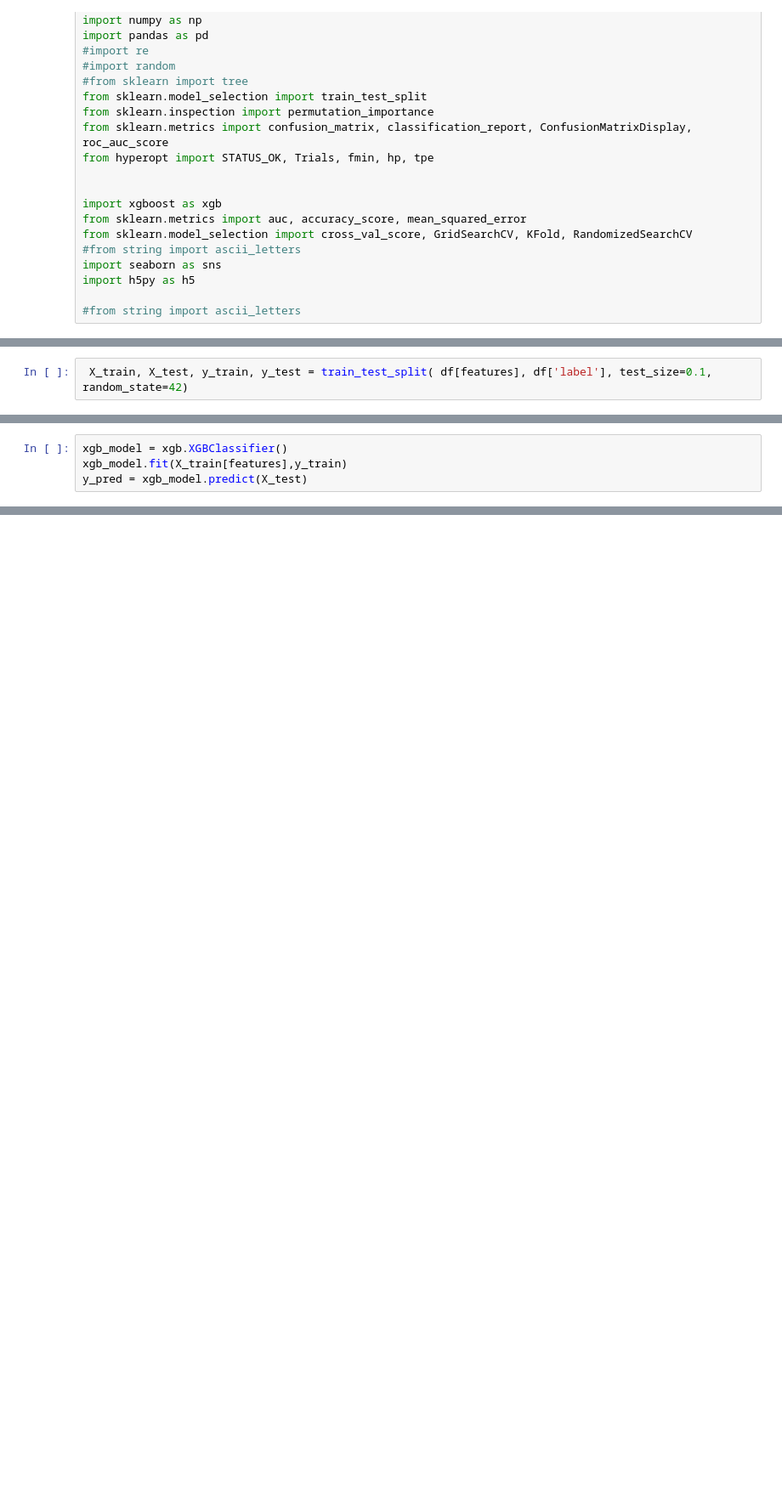
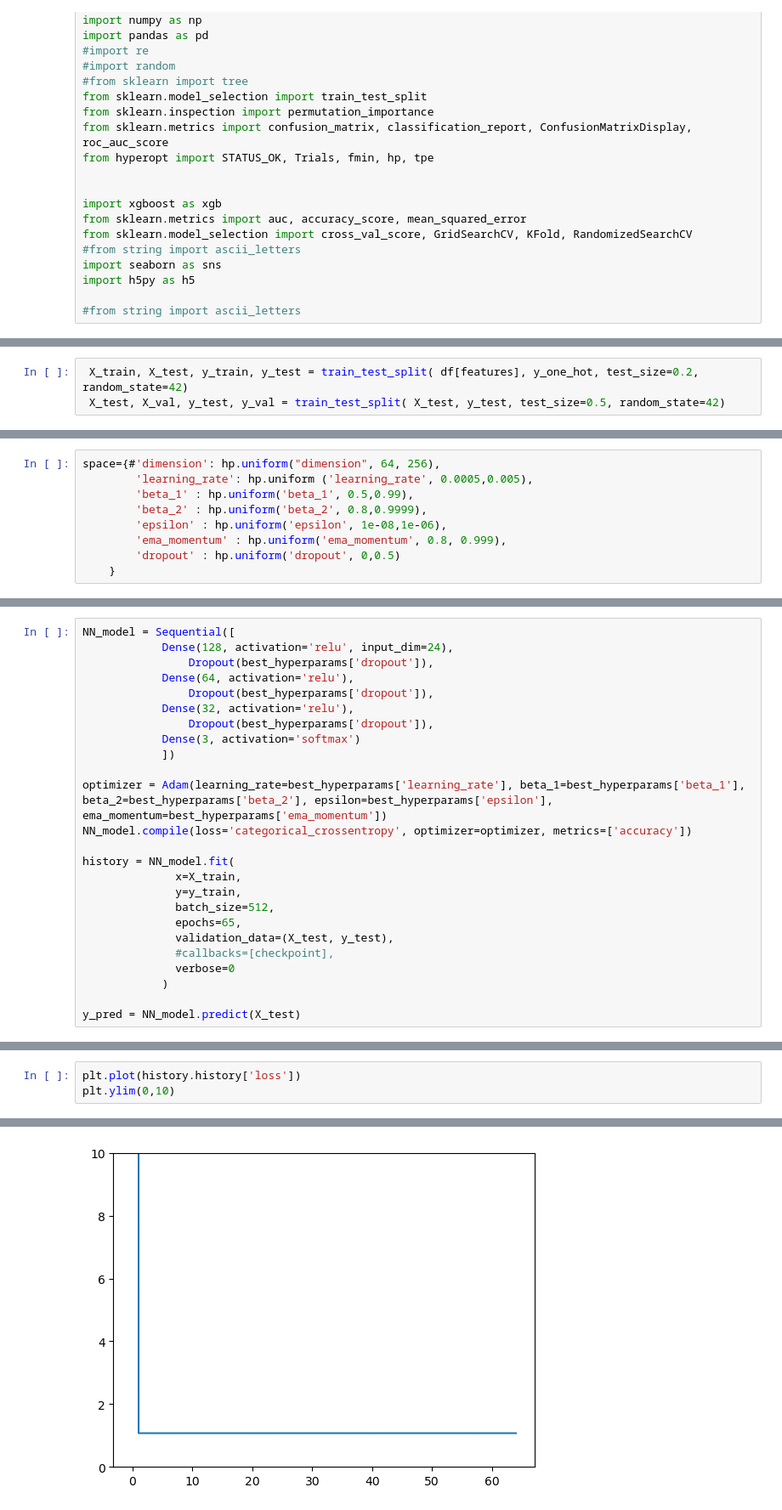
Before and after one commit to NiklasD/ML_Seminar, a Jupyter notebook: notebooks/NN_optimization.ipynb, the cells around one changed output, grey strips where cells are left out. Shown: that part at 85% size. Cells and saved outputs as stored; diff of their text form; blank space fills up the shorter version.

Commit message:
NN_hyperparameter

```diff
--- a/notebooks/NN_optimization.ipynb
+++ b/notebooks/NN_optimization.ipynb
@@ -35,2 +48,3 @@ features = ['lep_pt_2','met_et','lep_pt_1','jet_n','lep_E_1','jet_pt_0','lep_eta
 # %%
- X_train, X_test, y_train, y_test = train_test_split( df[features], df['label'], test_size=0.1, random_state=42)
+ X_train, X_test, y_train, y_test = train_test_split( df[features], y_one_hot, test_size=0.2, random_state=42)
+ X_test, X_val, y_test, y_val = train_test_split( X_test, y_test, test_size=0.5, random_state=42)
@@ -49,2 +51,11 @@ space={'max_depth': hp.quniform("max_depth", 3, 18, 1),
+# %%
+space={#'dimension': hp.uniform("dimension", 64, 256),
+        'learning_rate': hp.uniform ('learning_rate', 0.0005,0.005),
+        'beta_1' : hp.uniform('beta_1', 0.5,0.99),
+        'beta_2' : hp.uniform('beta_2', 0.8,0.9999),
+        'epsilon' : hp.uniform('epsilon', 1e-08,1e-06),
+        'ema_momentum' : hp.uniform('ema_momentum', 0.8, 0.999),
+        'dropout' : hp.uniform('dropout', 0,0.5)
+    }
 # %%
 def objective(space):
@@ -88,4 +115,25 @@ best_hyperparams
-# %%
-xgb_model = xgb.XGBClassifier()
-xgb_model.fit(X_train[features],y_train)
-y_pred = xgb_model.predict(X_test)
+# %%
+NN_model = Sequential([
+            Dense(128, activation='relu', input_dim=24),
+                Dropout(best_hyperparams['dropout']),
+            Dense(64, activation='relu'),
+                Dropout(best_hyperparams['dropout']),
+            Dense(32, activation='relu'),
+                Dropout(best_hyperparams['dropout']),
+            Dense(3, activation='softmax')
+            ])
+
+optimizer = Adam(learning_rate=best_hyperparams['learning_rate'], beta_1=best_hyperparams['beta_1'], beta_2=best_hyperparams['beta_2'], epsilon=best_hyperparams['epsilon'], ema_momentum=best_hyperparams['ema_momentum'])
+NN_model.compile(loss='categorical_crossentropy', optimizer=optimizer, metrics=['accuracy'])
+
+history = NN_model.fit(
+              x=X_train,
+              y=y_train,
+              batch_size=512,
+              epochs=65,
+              validation_data=(X_test, y_test),
+              #callbacks=[checkpoint],
+              verbose=0
+            )
+
+y_pred = NN_model.predict(X_test)
@@ -91,0 +146,4 @@ y_pred = xgb_model.predict(X_test)
+# %%
+plt.plot(history.history['loss'])
+plt.ylim(0,10)
+# %% [output]
@@ -91,0 +151 @@ y_pred = xgb_model.predict(X_test)
+[figure, added]
```
Also changed, not shown: parts of 23 cells of this notebook, 4 other files.
